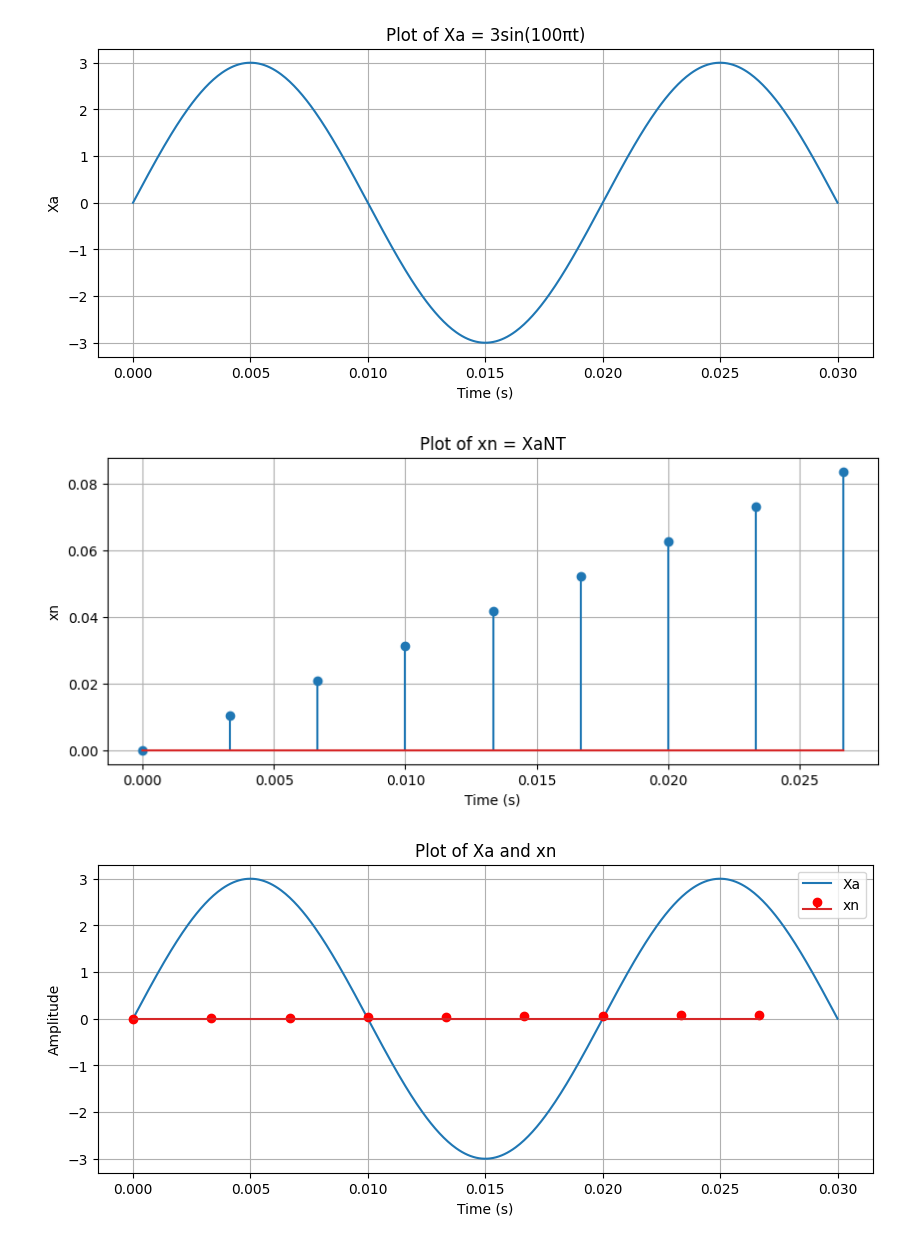
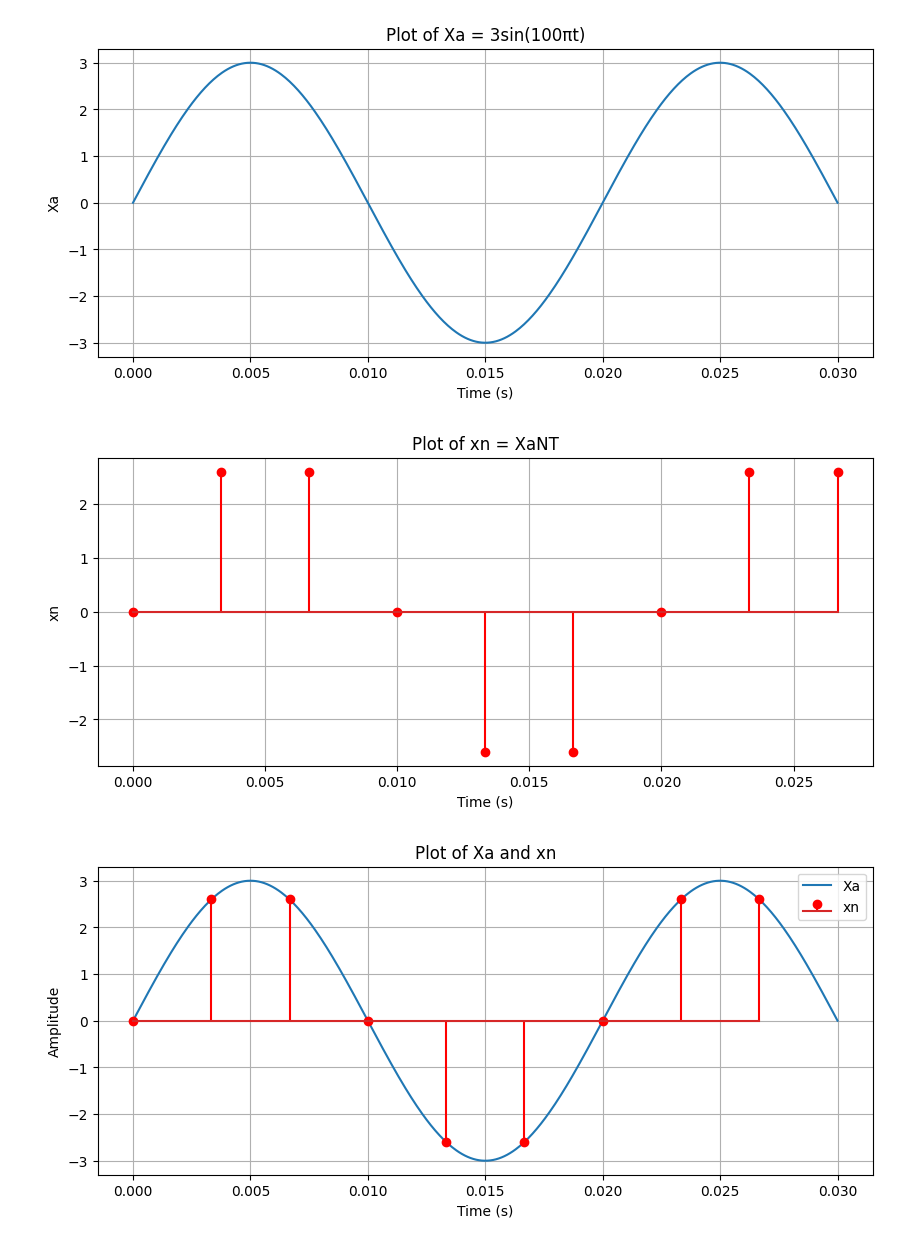
Before and after one commit to LeoMcBills/tensorFlowPrac, a Jupyter notebook: kerasNLP.ipynb, the cells around one changed output. Cells and saved outputs as stored; diff of their text form; code cells hidden in the pictures.

```diff
--- a/kerasNLP.ipynb
+++ b/kerasNLP.ipynb
@@ -558,27 +558,39 @@ plt.show()
 # %%
 Fs = 300  # sampling rate
 T = 1 / Fs  # sampling period
 n = np.arange(0, 0.03, T)  # sample index vector from 0 to 30ms
-xn = 3 * np.sin(100 * np.pi * n / Fs)  # the discrete-time signal
+xn = 3 * np.sin(100 * np.pi * n)  # the discrete-time signal
 
 plt.figure(figsize=(10, 4))
-plt.stem(n, xn, use_line_collection=True)
+plt.stem(n, xn, 'r', markerfmt='ro', use_line_collection=True)
 plt.title('Plot of xn = XaNT')
 plt.xlabel('Time (s)')
 plt.ylabel('xn')
 plt.grid(True)
 plt.show()
 # %% [output]
-[figure, old version]
+[figure, new version]
 # %%
+import numpy as np
+import matplotlib.pyplot as plt
+
+# Define the time vector for Xa
+t = np.linspace(0, 0.03, 500)  # time vector from 0 to 30ms
+Xa = 3 * np.sin(100 * np.pi * t)  # the signal
+
+# Define the sampling rate and calculate xn
 Fs = 300  # sampling rate
-T = 1 / Fs  # sampling period
-n = np.arange(0, 0.03, T)  # sample index vector from 0 to 30ms
-xn = 3 * np.sin(100 * np.pi * n / Fs)  # the discrete-time signal
+Ts = 1 / Fs  # sampling period
+n = np.arange(0, 0.03, Ts)  # sample index vector from 0 to 30ms
+xn = 3 * np.sin(100 * np.pi * n)  # the discrete-time signal
 
+# Plot Xa
 plt.figure(figsize=(10, 4))
 plt.plot(t, Xa, label='Xa')
+
+# Plot xn
 plt.stem(n, xn, 'r', markerfmt='ro', use_line_collection=True, label='xn')
+
 plt.title('Plot of Xa and xn')
 plt.xlabel('Time (s)')
 plt.ylabel('Amplitude')
@@ -586,4 +598,4 @@ plt.legend()
 plt.grid(True)
 plt.show()
 # %% [output]
-[figure, old version]
+[figure, new version]
```
